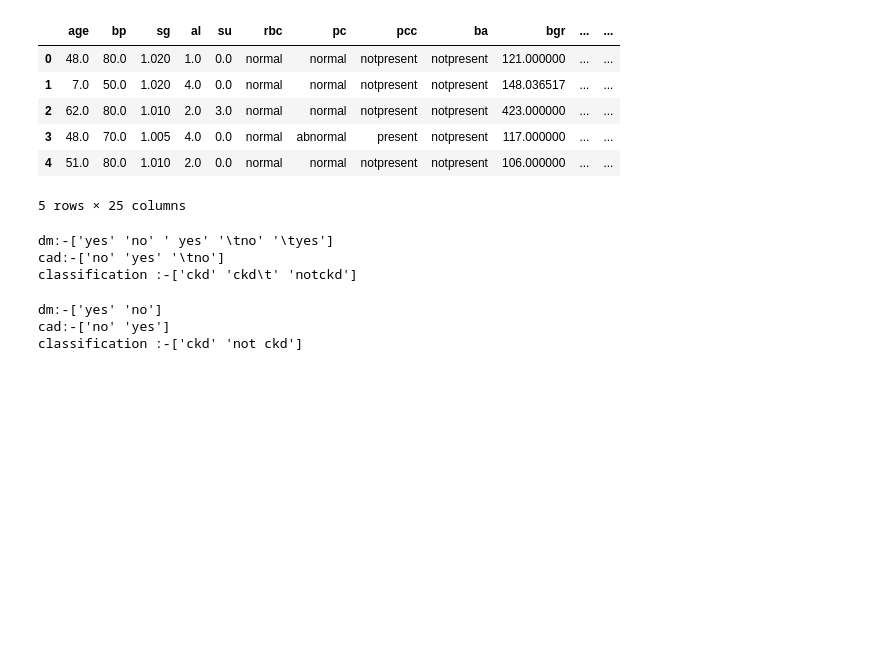
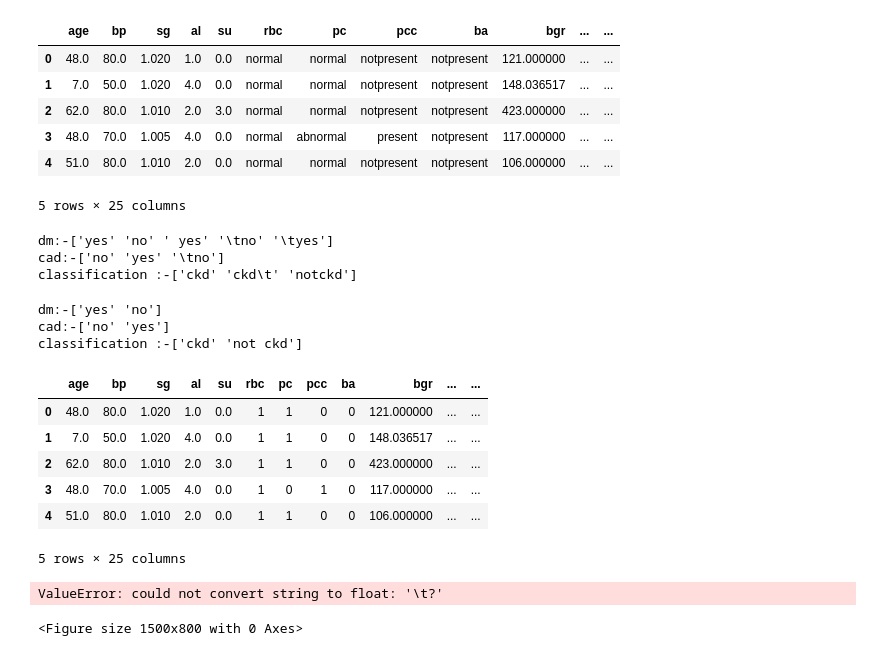
Before and after one commit to skrYugadharshini/Chronic-disease-prediction, a Jupyter notebook: Chronic.ipynb, the cells around one changed output. Drawn from its saved outputs; the diff is of its cells as text; code cells hidden in the pictures; blank space fills up the shorter version.

```diff
--- a/Chronic.ipynb
+++ b/Chronic.ipynb
@@ -165,3 +169,25 @@ print(f"classification :-{df_data['classification'].unique()}")
 dm:-['yes' 'no']
 cad:-['no' 'yes']
 classification :-['ckd' 'not ckd']
+# %%
+df_data['classification'] = df_data['classification'].map({'ckd':1 , 'not ckd':0})
+df_data['rbc'] = df_data['rbc'].map({'normal':1 , 'abnormal':0})
+df_data['pc'] = df_data['pc'].map({'normal':1 , 'abnormal':0})
+df_data['pcc'] = df_data['pcc'].map({'present':1 , 'notpresent':0})
+df_data['ba'] = df_data['ba'].map({'present':1 , 'notpresent':0})
+df_data['htn'] = df_data['htn'].map({'yes':1 , 'no':0})
+df_data['dm'] = df_data['dm'].map({'yes':1 , 'no':0})
+df_data['cad'] = df_data['cad'].map({'yes':1 , 'no':0})
+df_data['appet'] = df_data['appet'].map({'good':1 , 'poor':0})
+df_data['pe'] = df_data['pe'].map({'yes':1 , 'no':0})
+df_data['ane'] = df_data['ane'].map({'yes':1 , 'no':0})
+# %%
+df_data.head()
+# %% [output]
+|  | age | bp | sg | al | su | rbc | pc | pcc | ba | bgr | ... | ... |
+| 0 | 48.0 | 80.0 | 1.020 | 1.0 | 0.0 | 1 | 1 | 0 | 0 | 121.000000 | ... | ... |
+| 1 | 7.0 | 50.0 | 1.020 | 4.0 | 0.0 | 1 | 1 | 0 | 0 | 148.036517 | ... | ... |
+| 2 | 62.0 | 80.0 | 1.010 | 2.0 | 3.0 | 1 | 1 | 0 | 0 | 423.000000 | ... | ... |
+| 3 | 48.0 | 70.0 | 1.005 | 4.0 | 0.0 | 1 | 0 | 1 | 0 | 117.000000 | ... | ... |
+| 4 | 51.0 | 80.0 | 1.010 | 2.0 | 0.0 | 1 | 1 | 0 | 0 | 106.000000 | ... | ... |
+5 rows × 25 columns
@@ -167,0 +197,7 @@ classification :-['ckd' 'not ckd']
+# %%
+plt.figure(figsize=(15,8))
+sns.heatmap(df_data.corr(), annot=True , linewidths=0.5)
+plt.show()
+# %% [output]
+ValueError: could not convert string to float: '\t?'
+<Figure size 1500x800 with 0 Axes>
```
Also changed, not shown: parts of 2 cells of this notebook.
